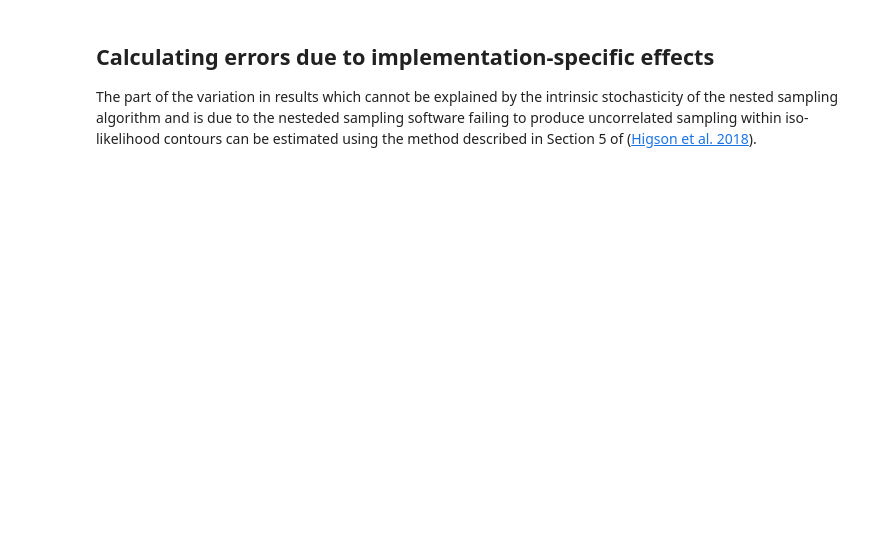
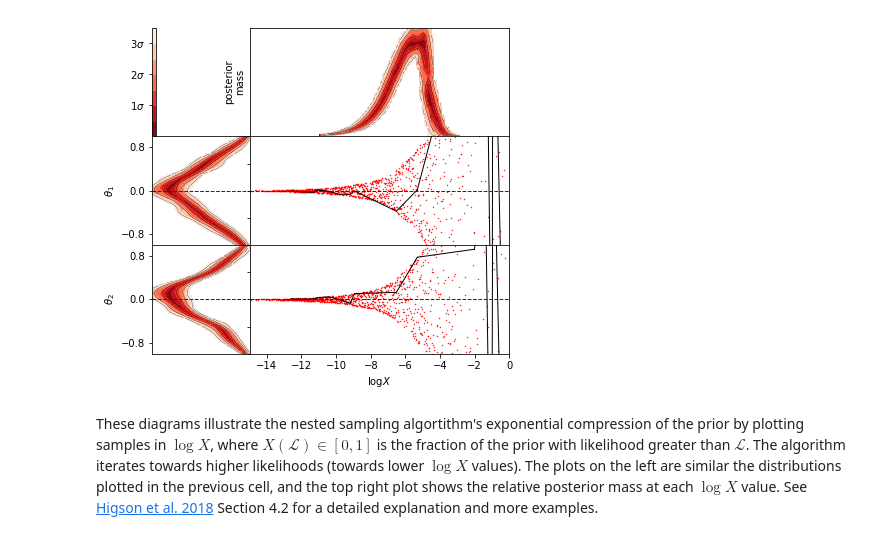
Before and after one commit to ejhigson/nestcheck, a Jupyter notebook: docs/demos/quickstart_demo.ipynb, the cells around one changed output. Cells and saved outputs as stored; diff of their text form; code cells hidden in the pictures; blank space fills up the shorter version.

```diff
--- a/docs/demos/quickstart_demo.ipynb
+++ b/docs/demos/quickstart_demo.ipynb
@@ -81,6 +128,7 @@ The `param_logx_diagram` function plots diagrams of samples of the type proposed
 # %%
-fig = nestcheck.plots.param_logx_diagram(run_list[0], logx_min=-15, tqdm_kwargs={'disable': True})
+fig = nestcheck.plots.param_logx_diagram(run_list[0], logx_min=-15)
+# %% [output]
+[figure, added]
-# %% [markdown]
-## Calculating errors due to implementation-specific effects
-
-The part of the variation in results which cannot be explained by the intrinsic stochasticity of the nested sampling algorithm and is due to the nesteded sampling software failing to produce uncorrelated sampling within iso-likelihood contours can be estimated using the method described in Section 5 of ([Higson et al. 2018](https://arxiv.org/abs/url_tbc)).
+# %% [markdown]
+
+These diagrams illustrate the nested sampling algortithm's exponential compression of the prior by plotting samples in $\log X$, where $X(\mathcal{L}) \in [0, 1]$ is the fraction of the prior with likelihood greater than $\mathcal{L}$. The algorithm iterates towards higher likelihoods (towards lower $\log X$ values). The plots on the left are similar the distributions plotted in the previous cell, and the top right plot shows the relative posterior mass at each $\log X$ value. See [Higson et al. 2018](https://arxiv.org/abs/url_tbc) Section 4.2 for a detailed explanation and more examples.
```
Also changed, not shown: parts of 24 cells of this notebook, 2 other files.
